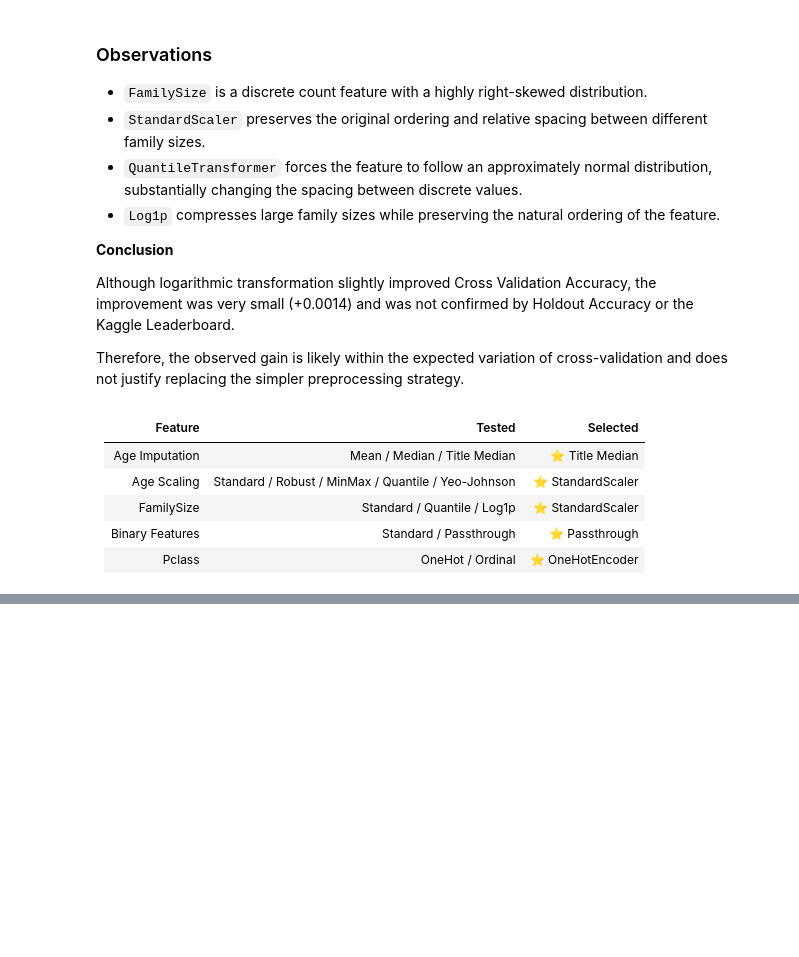
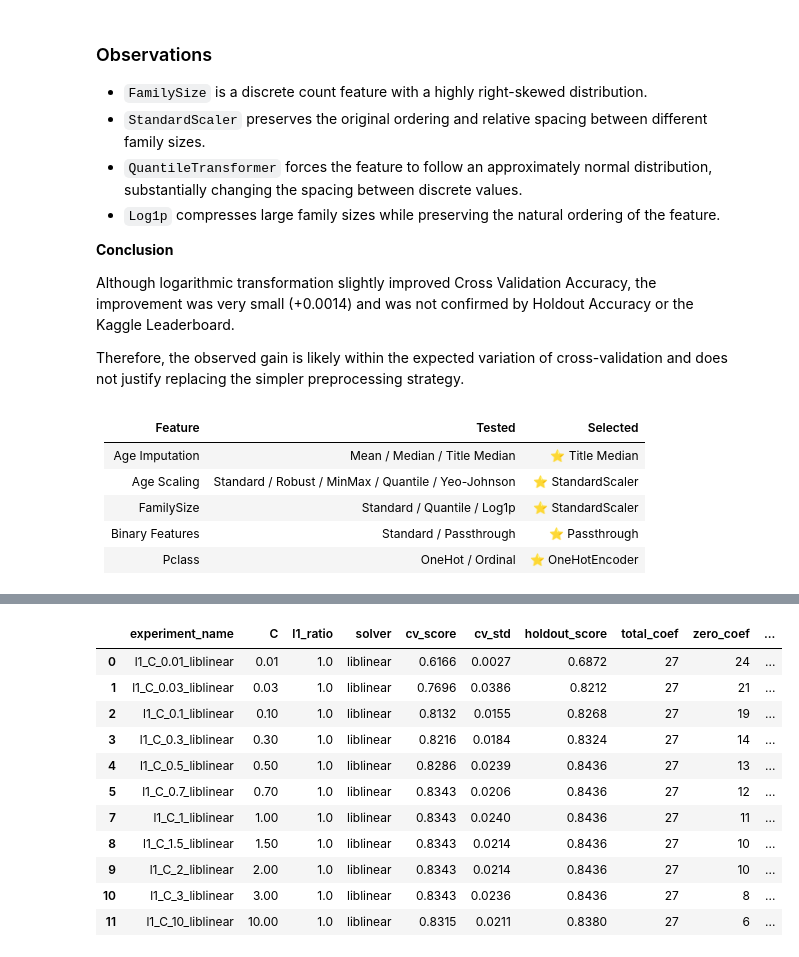
Before and after one commit to AntonUkhabin/Kaggle-Titanic, a Jupyter notebook: EDA.ipynb, the cells around one changed output, grey strips where cells are left out. Cells and saved outputs as stored; diff of their text form; code cells hidden in the pictures; blank space fills up the shorter version.

```diff
--- a/EDA.ipynb
+++ b/EDA.ipynb
@@ -1336,0 +1358,16 @@ Therefore, the observed gain is likely within the expected variation of cross-va
+# %%
+l1_experiments = pd.read_csv('./outputs/snapshots/l1_path_experiments.csv').sort_values('C').reset_index(drop=True).drop_duplicates().round(4)
+l1_experiments
+# %% [output]
+|  | experiment_name | C | l1_ratio | solver | cv_score | cv_std | holdout_score | total_coef | zero_coef | ... |
+| 0 | l1_C_0.01_liblinear | 0.01 | 1.0 | liblinear | 0.6166 | 0.0027 | 0.6872 | 27 | 24 | ... |
+| 1 | l1_C_0.03_liblinear | 0.03 | 1.0 | liblinear | 0.7696 | 0.0386 | 0.8212 | 27 | 21 | ... |
+| 2 | l1_C_0.1_liblinear | 0.10 | 1.0 | liblinear | 0.8132 | 0.0155 | 0.8268 | 27 | 19 | ... |
+| 3 | l1_C_0.3_liblinear | 0.30 | 1.0 | liblinear | 0.8216 | 0.0184 | 0.8324 | 27 | 14 | ... |
+| 4 | l1_C_0.5_liblinear | 0.50 | 1.0 | liblinear | 0.8286 | 0.0239 | 0.8436 | 27 | 13 | ... |
+| 5 | l1_C_0.7_liblinear | 0.70 | 1.0 | liblinear | 0.8343 | 0.0206 | 0.8436 | 27 | 12 | ... |
+| 7 | l1_C_1_liblinear | 1.00 | 1.0 | liblinear | 0.8343 | 0.0240 | 0.8436 | 27 | 11 | ... |
+| 8 | l1_C_1.5_liblinear | 1.50 | 1.0 | liblinear | 0.8343 | 0.0214 | 0.8436 | 27 | 10 | ... |
+| 9 | l1_C_2_liblinear | 2.00 | 1.0 | liblinear | 0.8343 | 0.0214 | 0.8436 | 27 | 10 | ... |
+| 10 | l1_C_3_liblinear | 3.00 | 1.0 | liblinear | 0.8343 | 0.0236 | 0.8436 | 27 | 8 | ... |
+| 11 | l1_C_10_liblinear | 10.00 | 1.0 | liblinear | 0.8315 | 0.0211 | 0.8380 | 27 | 6 | ... |
```
Also changed, not shown: parts of 16 cells of this notebook, 3 other files.
